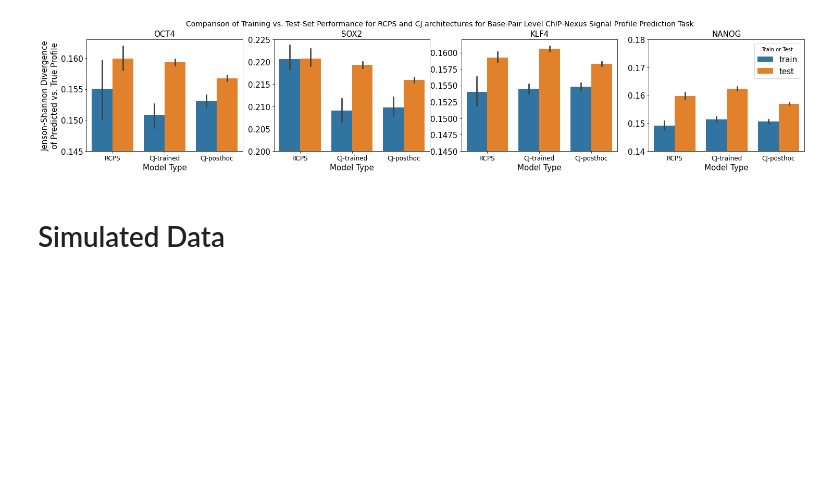
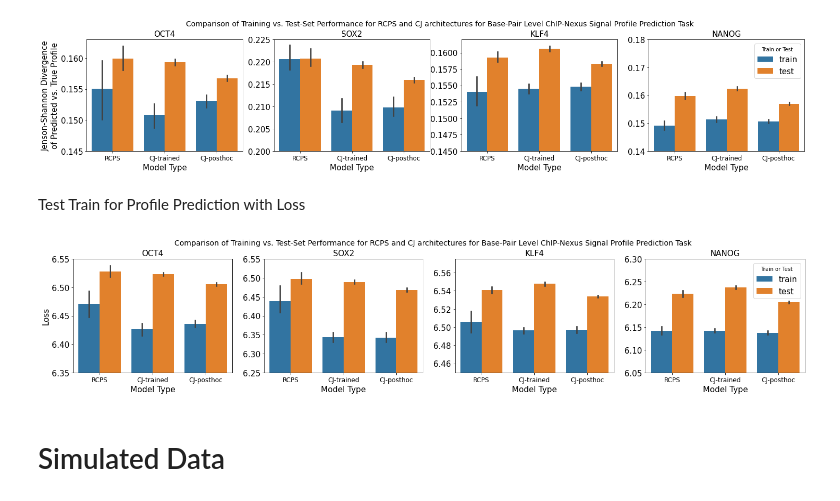
Before and after one commit to hannahgz/BenchmarkRCStrategies, a Jupyter notebook: FigGenNew.ipynb, the cells around one changed output. Cells and saved outputs as stored; diff of their text form; code cells hidden in the pictures; blank space fills up the shorter version.

```diff
--- a/FigGenNew.ipynb
+++ b/FigGenNew.ipynb
@@ -767,3 +771,5 @@ plt.savefig("MasterProfileModelsJSD_Train_Test_ISMB.png", bbox_inches='tight')
 [figure]
 [figure]
 [figure]
+# %% [markdown]
+Test Train for Profile Prediction with Loss
@@ -770,3 +832,13 @@ plt.savefig("MasterProfileModelsJSD_Train_Test_ISMB.png", bbox_inches='tight')
+# %%
+generate_profile_model_plots_test_train_loss(y="loss",
+                                            friendly_y="Loss",
+                                            ylims=[(6.35,6.55),
+                                                   (6.25,6.55),
+                                                   (6.45,6.575),
+                                                   (6.05,6.3)])
+plt.savefig("MasterProfileModelsLoss_Train_Test_ISMB.png", bbox_inches='tight')
+# %% [output]
+[figure, added]
 # %% [markdown]
 # Simulated Data
 # %%
```
Also changed, not shown: parts of 3 cells of this notebook.
